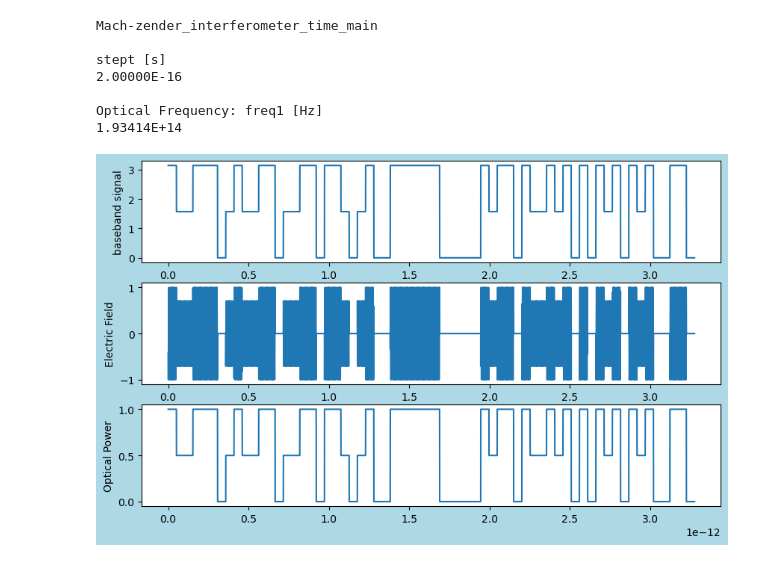
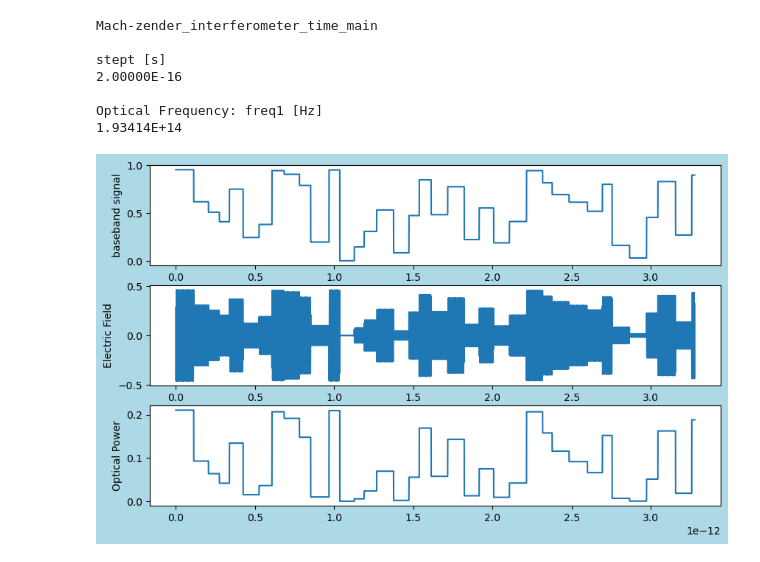
Before and after one commit to tacticstactics/mach-zender_interferometer, a Jupyter notebook: time/mach_zender_interferometer_time_random.ipynb, the cells around one changed output. Drawn from its saved outputs; the diff is of its cells as text; code cells hidden in the pictures.

```diff
--- a/time/mach_zender_interferometer_time_random.ipynb
+++ b/time/mach_zender_interferometer_time_random.ipynb
@@ -54,7 +54,7 @@ for ii in range(samplerate):
 
 
 
-# Pseudo Random multilevel Digital signal, type 1
+# prbs1, Pseudo Random multilevel Digital signal, type 1
 
 a_range = [0, 1]
 a = np.random.rand(samplerate) * (a_range[1]-a_range[0]) + a_range[0] # range for amplitude
@@ -95,7 +95,7 @@ while b[i]<np.size(prbs1):
 #----
 
 
-# Pseudo Random multilevel Digital signal, type 2
+# prbs2, Pseudo Random multilevel Digital signal, type 2
 amp_prbs2 = 0.5 * np.pi
 numberofpointspersinal = 2 ** 6
 repetitions1 = samplerate / numberofpointspersinal
@@ -108,9 +108,9 @@ prbs2 = amp_prbs2 * np.repeat(rand_int2, repetitions1)
 # Select signal source
 
 #signalcol = sine_signalcol
-#signalcol = random_signal
+signalcol = random_signal
 #signalcol = prbs1
-signalcol = prbs2
+#signalcol = prbs2
 
 #Define Input condition
 
@@ -161,6 +161,7 @@ for ii in range(samplerate):
     Eout_port1 = Ein6[0,0]
     Eout_port1col[ii] = Eout_port1
 
+
     power_11 = (np.abs(Eout_port1))**2 # Optical power is calculated as square of absolute electric field strength
     P1_powercol[ii] = power_11
 
@@ -170,31 +171,31 @@ for ii in range(samplerate):
 
     power_22 = (np.abs(Eout_port_2))**2
     P2_powercol[ii] = power_22
 
 
 fig = plt.figure(figsize = (10,6), facecolor='lightblue')
 
 ax1 = fig.add_subplot(3, 1, 1)
 ax2 = fig.add_subplot(3, 1, 2)
 ax3 = fig.add_subplot(3, 1, 3)
 
 ax1.plot(tcol,signalcol, "-")
 ax1.set_ylabel("baseband signal")
 #ax1.set_ylim(-3,3)
 
 ax2.plot(tcol,np.real(Eout_port1col))
 ax2.set_ylabel("Electric Field")
 
 ax3.plot(tcol,P1_powercol,"-")
 ax3.set_ylabel("Optical Power")
 
 plt.show()
 # %% [output]
 Mach-zender_interferometer_time_main
 
 stept [s]
 2.00000E-16
 
 Optical Frequency: freq1 [Hz]
 1.93414E+14
-[figure, old version]
+[figure, new version]
```
Also changed, not shown: 1 other file.
